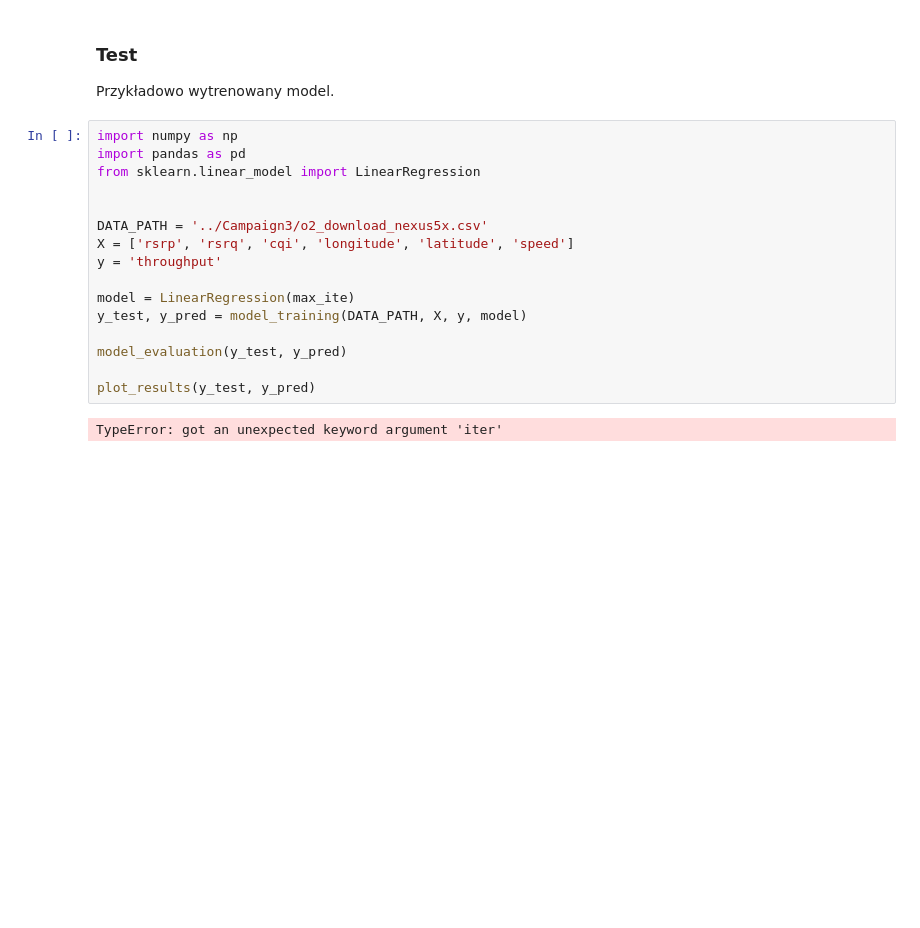
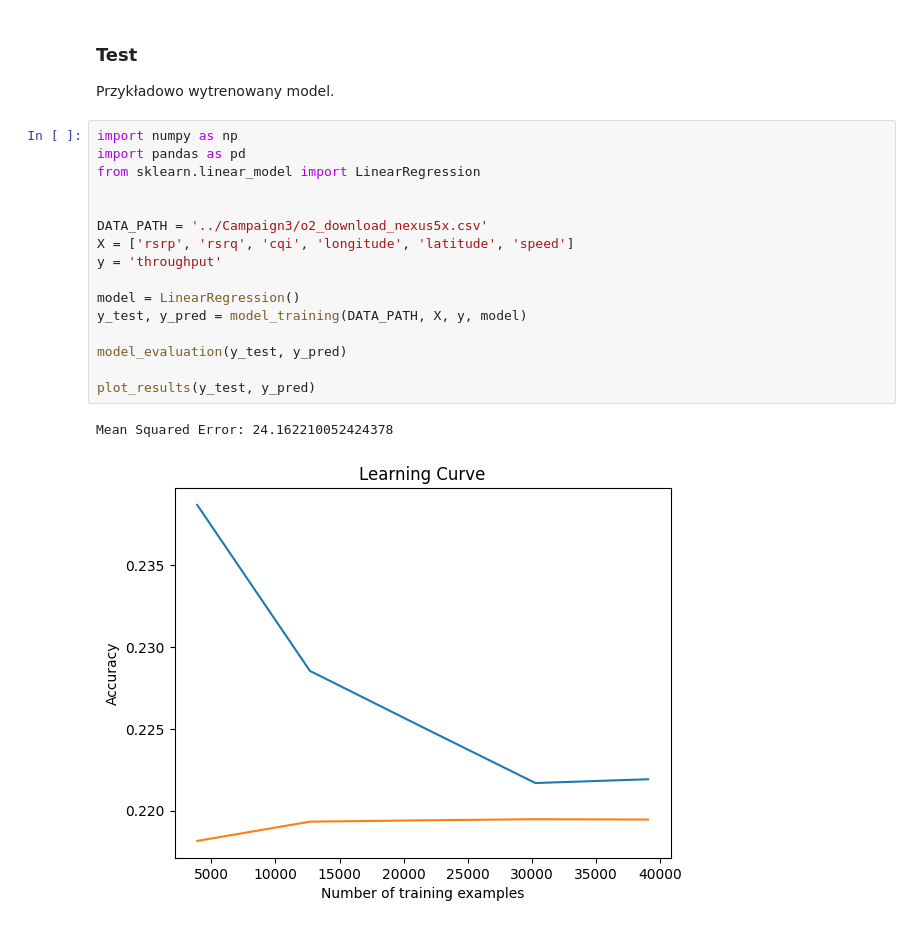
Before and after one commit to Domciotomcio/Eksploracja-danych, a Jupyter notebook: project/functions.ipynb, the cells around one changed output. Cells and saved outputs as stored; diff of their text form; blank space fills up the shorter version.

```diff
--- a/project/functions.ipynb
+++ b/project/functions.ipynb
@@ -85,18 +92,19 @@ Przykładowo wytrenowany model.
 # %%
 import numpy as np
 import pandas as pd
 from sklearn.linear_model import LinearRegression
 
 
 DATA_PATH = '../Campaign3/o2_download_nexus5x.csv'
 X = ['rsrp', 'rsrq', 'cqi', 'longitude', 'latitude', 'speed']
 y = 'throughput'
 
-model = LinearRegression(max_ite)
+model = LinearRegression()
 y_test, y_pred = model_training(DATA_PATH, X, y, model)
 
 model_evaluation(y_test, y_pred)
 
 plot_results(y_test, y_pred)
 # %% [output]
-TypeError: got an unexpected keyword argument 'iter'
+Mean Squared Error: 24.162210052424378
+[figure, added]
```
Also changed, not shown: parts of 2 cells of this notebook, 4 other files.
